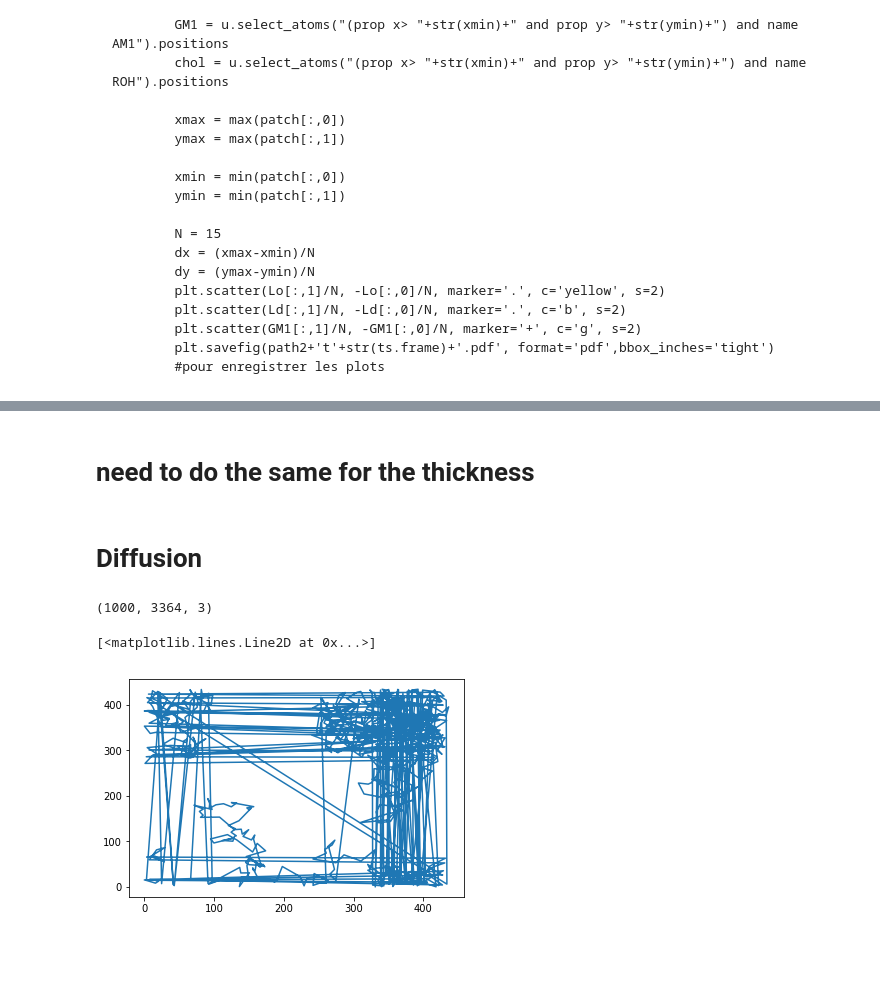
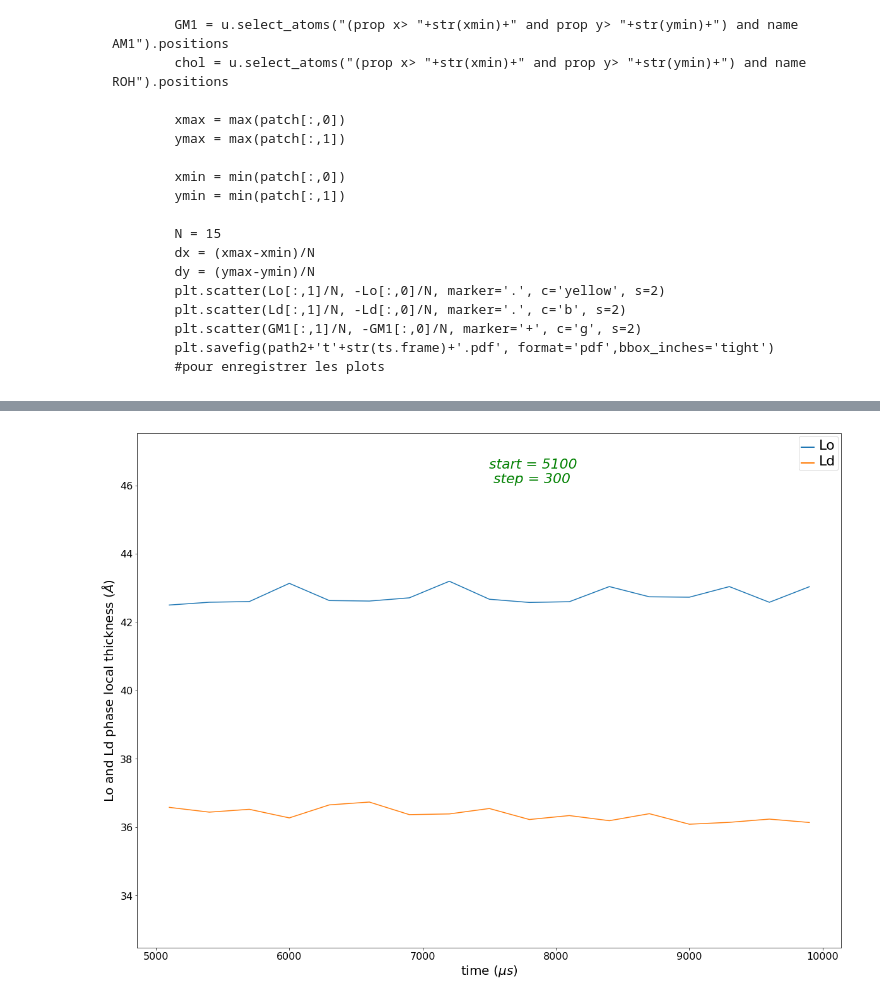
Before and after one commit to JulieCornet/scripts_analysis, a Jupyter notebook: correlations_measurements.ipynb, the cells around one changed output, grey strips where cells are left out. Saved outputs shown, nothing was run; the diff lists cells and outputs as text; code cells hidden in the pictures; blank space fills up the shorter version.

```diff
--- a/correlations_measurements.ipynb
+++ b/correlations_measurements.ipynb
@@ -220,25 +421,34 @@ plt.plot(t,np.abs(Ct_Lo))
-# %% [markdown]
-# need to do the same for the thickness
-# %% [markdown]
-# Diffusion
-# %%
-# boucle pour suivre un lipide pendant la trajectoire pour calculer le MSD et le coeff de diffusion
-tmes = 10
-traj = []
-for ts in u.trajectory:
-     if (ts.frame%tmes == 0):
-            #print(ts.frame)
-            str_sel= "name GL1 and resname DIPC"
-            p = u.select_atoms(str_sel).positions
-            traj.append(p)
-# %%
-t = np.array(traj)
-nbr=22 # indice du lipide que l'on suit
-print(np.shape(t)) # nb de frames - indice du lipide - coordonnées
-x=t[:,nbr,0]
-y=t[:,nbr,1]
-plt.plot(x,y)
-# %% [output]
-(1000, 3364, 3)
-[<matplotlib.lines.Line2D at 0x...>]
-[figure, removed]
+# %%
+xprint = t_start+(max(t)-t_start)/2
+# %%
+fig, ax = plt.subplots(figsize=(20, 15))
+
+ax.plot(t, thick_t_Lo, label = 'Lo')
+ax.plot(t, thick_t_Ld, label = 'Ld')
+
+ytop = max(max(thick_t_Lo, thick_t_Ld)) + max(max(thick_t_Lo, thick_t_Ld))/10
+ymin = min(min(thick_t_Lo, thick_t_Ld)) - min(min(thick_t_Lo, thick_t_Ld))/10
+yprint = max(max(thick_t_Lo, thick_t_Ld)) + max(max(thick_t_Lo, thick_t_Ld))/15
+
+plt.xlabel('time ($\mu s$)',fontsize=20)
+plt.xticks(fontsize=16)
+plt.ylabel('Lo and Ld phase local thickness ($\AA$)',fontsize=20)
+plt.yticks(fontsize=16)
+plt.annotate('start = %.0lf\n step = %.0lf' % (t_start, tmes), color='g', fontsize=22, style='italic', xy=(xprint,yprint), xytext=(xprint,yprint))
+
+legend = ax.legend(loc='upper right', bbox_to_anchor=(1, 1))
+# The frame is matplotlib.patches.Rectangle instance surrounding the legend.
+frame = legend.get_frame()
+#frame.set_facecolor('0.90')
+# Set the fontsize
+for label in legend.get_texts():
+    label.set_fontsize(22)
+for label in legend.get_lines():
+    label.set_linewidth(2)  # the legend line width
+
+plt.ylim(ymin,ytop)
+#plt.grid(True)
+
+plt.savefig(pathd+'thickness_time'+name+'.pdf', format='pdf',bbox_inches='tight')
+# %% [output]
+[figure, added]
```
Also changed, not shown: parts of 13 cells of this notebook, 1 other file.
